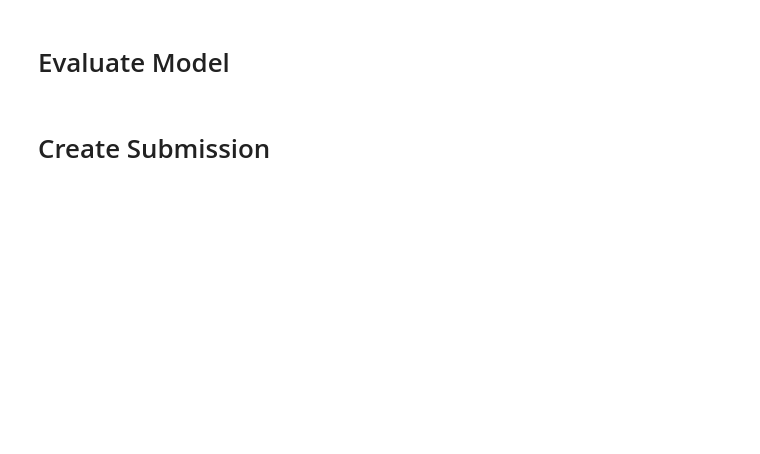
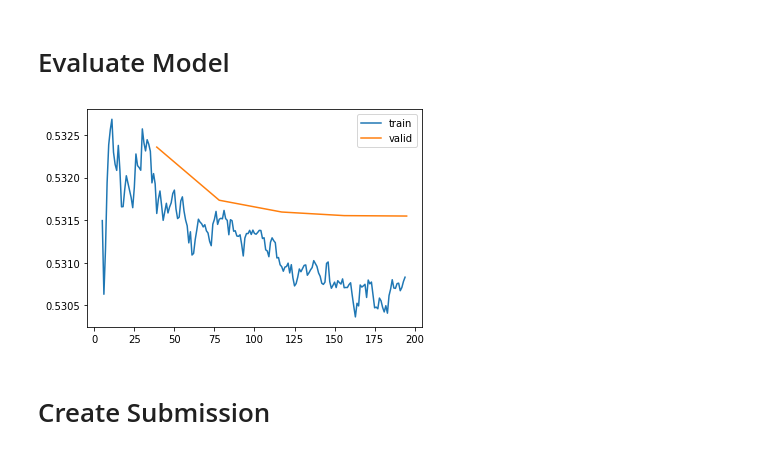
Before and after one commit to aarontrefler/kaggle-projects, a Jupyter notebook: tabular-playground-april-21/working/2.1-modelling-fastai.ipynb, the cells around one changed output. Drawn from its saved outputs; the diff is of its cells as text; code cells hidden in the pictures; blank space fills up the shorter version.

```diff
--- a/tabular-playground-april-21/working/2.1-modelling-fastai.ipynb
+++ b/tabular-playground-april-21/working/2.1-modelling-fastai.ipynb
@@ -147,6 +173,10 @@ TabularModel(
 )
 # %% [markdown]
 # Evaluate Model
+# %%
+learner.recorder.plot_loss()
+# %% [output]
+[figure, added]
 # %% [markdown]
 # Create Submission
 # %%
```
Also changed, not shown: parts of 8 cells of this notebook.
